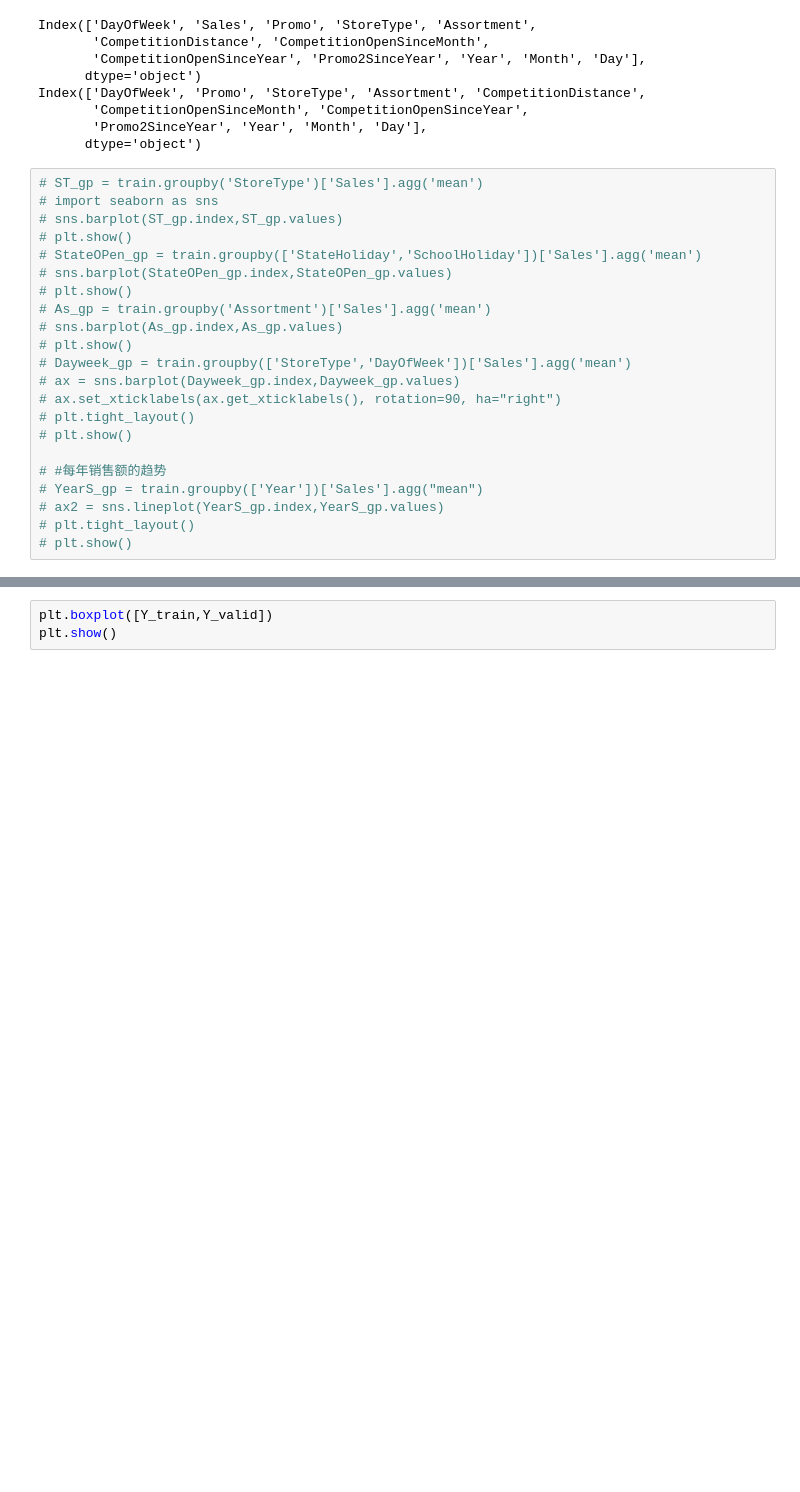
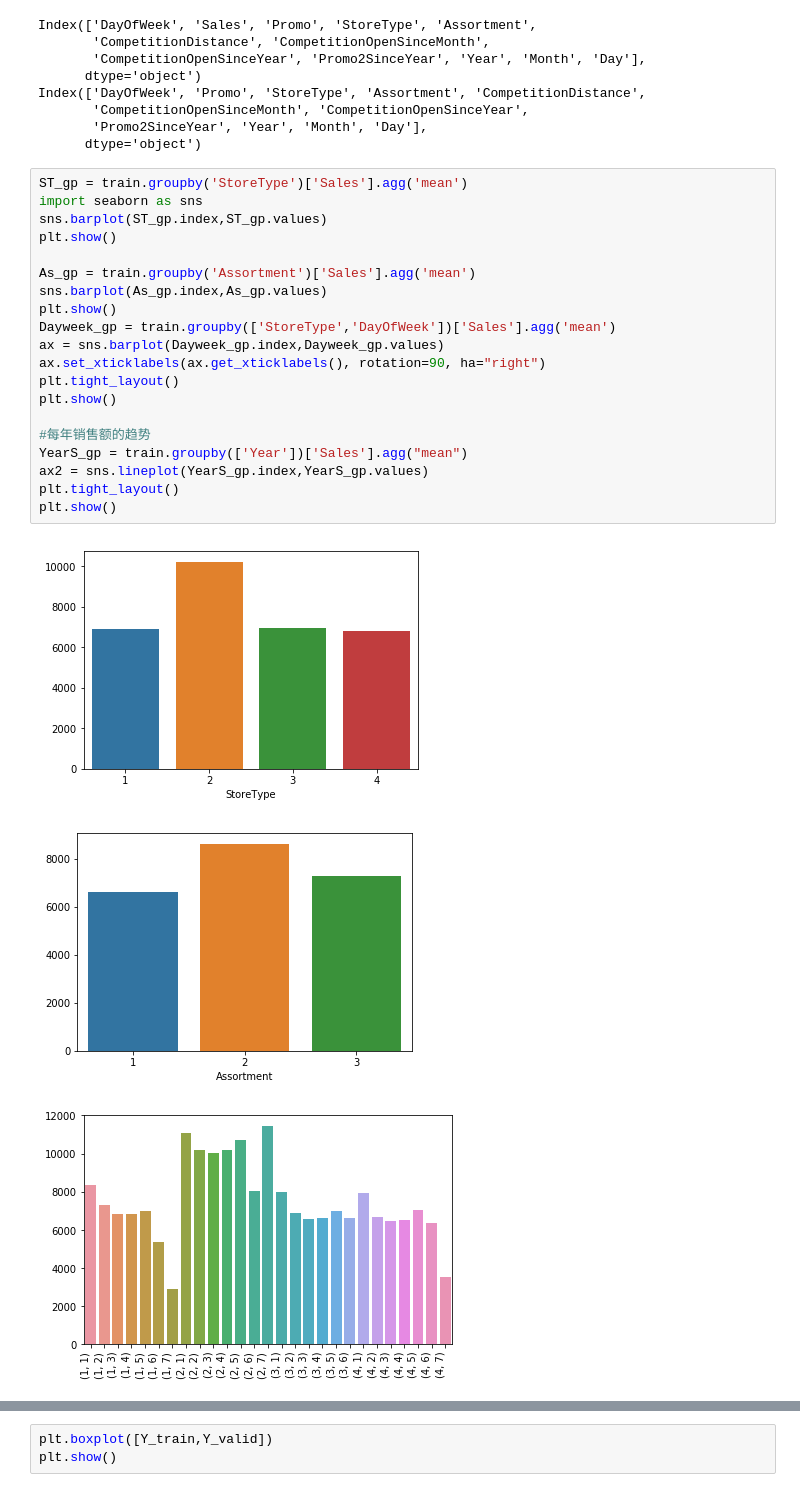
Before and after one commit to yiikai/rosman_predict, a Jupyter notebook: RosMan.ipynb, the cells around one changed output, grey strips where cells are left out. Saved outputs shown, nothing was run; the diff lists cells and outputs as text; blank space fills up the shorter version.

```diff
--- a/RosMan.ipynb
+++ b/RosMan.ipynb
@@ -102,24 +111,26 @@ Index(['DayOfWeek', 'Promo', 'StoreType', 'Assortment', 'CompetitionDistance',
        'Promo2SinceYear', 'Year', 'Month', 'Day'],
       dtype='object')
 # %%
-# ST_gp = train.groupby('StoreType')['Sales'].agg('mean')
-# import seaborn as sns
-# sns.barplot(ST_gp.index,ST_gp.values)
-# plt.show()
-# StateOPen_gp = train.groupby(['StateHoliday','SchoolHoliday'])['Sales'].agg('mean')
-# sns.barplot(StateOPen_gp.index,StateOPen_gp.values)
-# plt.show()
-# As_gp = train.groupby('Assortment')['Sales'].agg('mean')
-# sns.barplot(As_gp.index,As_gp.values)
-# plt.show()
-# Dayweek_gp = train.groupby(['StoreType','DayOfWeek'])['Sales'].agg('mean')
-# ax = sns.barplot(Dayweek_gp.index,Dayweek_gp.values)
-# ax.set_xticklabels(ax.get_xticklabels(), rotation=90, ha="right")
-# plt.tight_layout()
-# plt.show()
+ST_gp = train.groupby('StoreType')['Sales'].agg('mean')
+import seaborn as sns
+sns.barplot(ST_gp.index,ST_gp.values)
+plt.show()
 
-# #每年销售额的趋势
-# YearS_gp = train.groupby(['Year'])['Sales'].agg("mean")
-# ax2 = sns.lineplot(YearS_gp.index,YearS_gp.values)
-# plt.tight_layout()
-# plt.show()
+As_gp = train.groupby('Assortment')['Sales'].agg('mean')
+sns.barplot(As_gp.index,As_gp.values)
+plt.show()
+Dayweek_gp = train.groupby(['StoreType','DayOfWeek'])['Sales'].agg('mean')
+ax = sns.barplot(Dayweek_gp.index,Dayweek_gp.values)
+ax.set_xticklabels(ax.get_xticklabels(), rotation=90, ha="right")
+plt.tight_layout()
+plt.show()
+
+#每年销售额的趋势
+YearS_gp = train.groupby(['Year'])['Sales'].agg("mean")
+ax2 = sns.lineplot(YearS_gp.index,YearS_gp.values)
+plt.tight_layout()
+plt.show()
+# %% [output]
+[figure, added]
+[figure, added]
+[figure, added]
```
Also changed, not shown: parts of 10 cells of this notebook, 4 other files.
